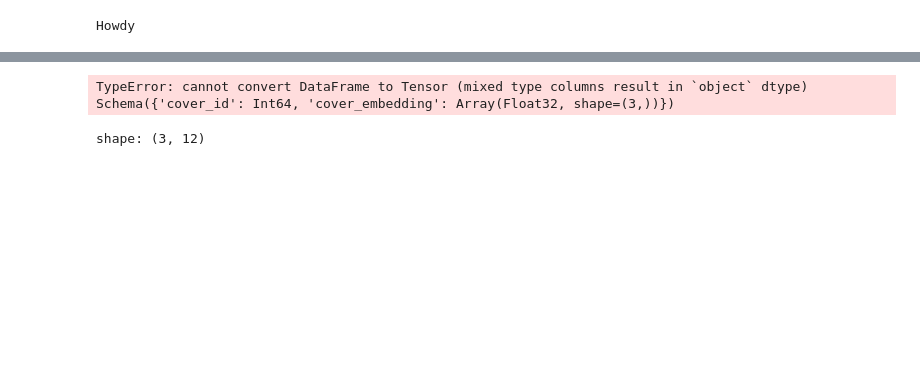
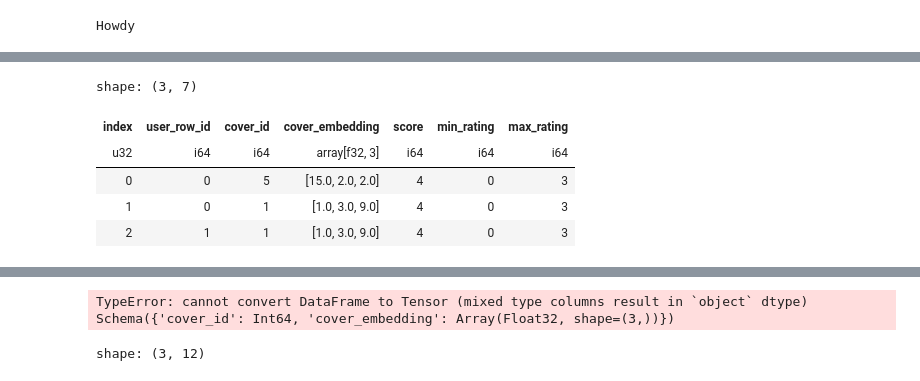
Before and after one commit to ByItsCover/bic-explore, a Jupyter notebook: data_pipeline/joining_tables.ipynb, the cells around one changed output, grey strips where cells are left out. Saved outputs shown, nothing was run; the diff lists cells and outputs as text; code cells hidden in the pictures; blank space fills up the shorter version.

```diff
--- a/data_pipeline/joining_tables.ipynb
+++ b/data_pipeline/joining_tables.ipynb
@@ -119,0 +54,38 @@ result = con.execute("""
+# %%
+import polars as pl
+from enum import Enum
+
+class FeedbackMap(tuple[int, int], Enum):
+    rating = (0, 3)
+
+feedback_dict = {e.name: e.value for e in FeedbackMap}
+
+# def get_ratings_range(types: list[str]):
+#     min_vals = []
+#     max_vals = []
+#     for t in types:
+#         mapping = FeedbackMap[t].value
+#         min_vals.append(mapping[0])
+#         max_vals.append(mapping[1])
+
+#     return pl.Series({"min_rating": min_vals, "max_rating": max_vals})
+
+# def get_ratings_range(types: list[str]):
+#     return pl.Series([FeedbackMap[t].value for t in types])
+
+res = result.with_columns(
+    pl.col("type").replace_strict(feedback_dict).list
+        .to_struct(fields=["min_rating", "max_rating"])
+        .alias("ratings_range"),
+    #pl.col("cover_embedding").arr.to_list()
+).unnest("ratings_range").drop(
+    ["type", "user_id"]
+).with_row_index()
+res
+# %% [output]
+shape: (3, 7)
+| index | user_row_id | cover_id | cover_embedding | score | min_rating | max_rating |
+| u32 | i64 | i64 | array[f32, 3] | i64 | i64 | i64 |
+| 0 | 0 | 5 | [15.0, 2.0, 2.0] | 4 | 0 | 3 |
+| 1 | 0 | 1 | [1.0, 3.0, 9.0] | 4 | 0 | 3 |
+| 2 | 1 | 1 | [1.0, 3.0, 9.0] | 4 | 0 | 3 |
```
Also changed, not shown: parts of 24 cells of this notebook, 3 other files.
